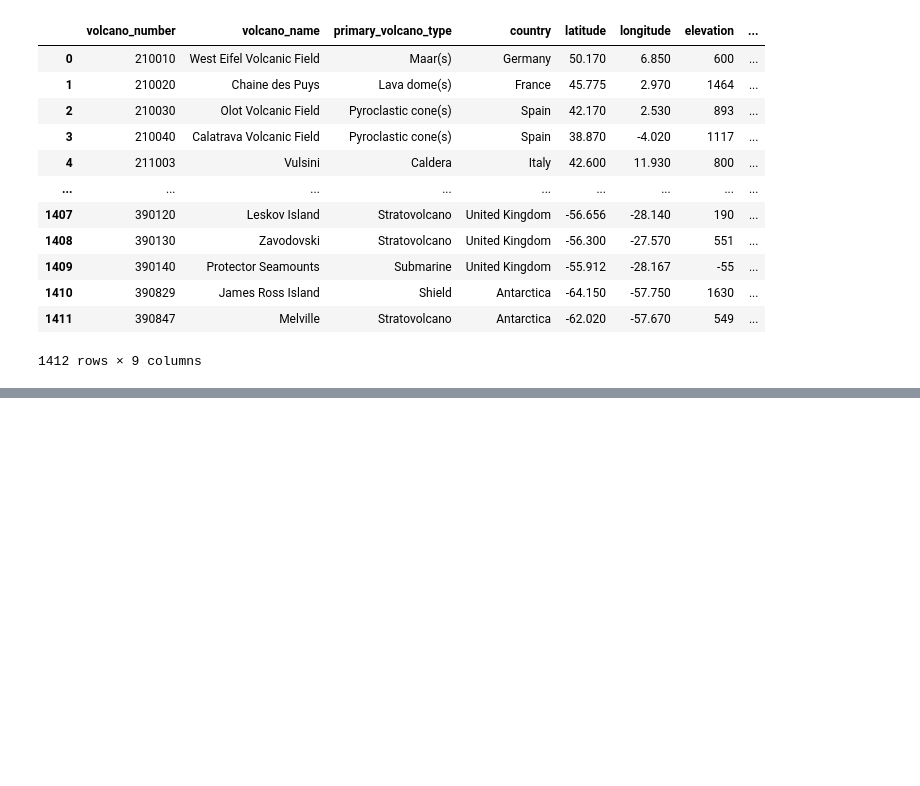
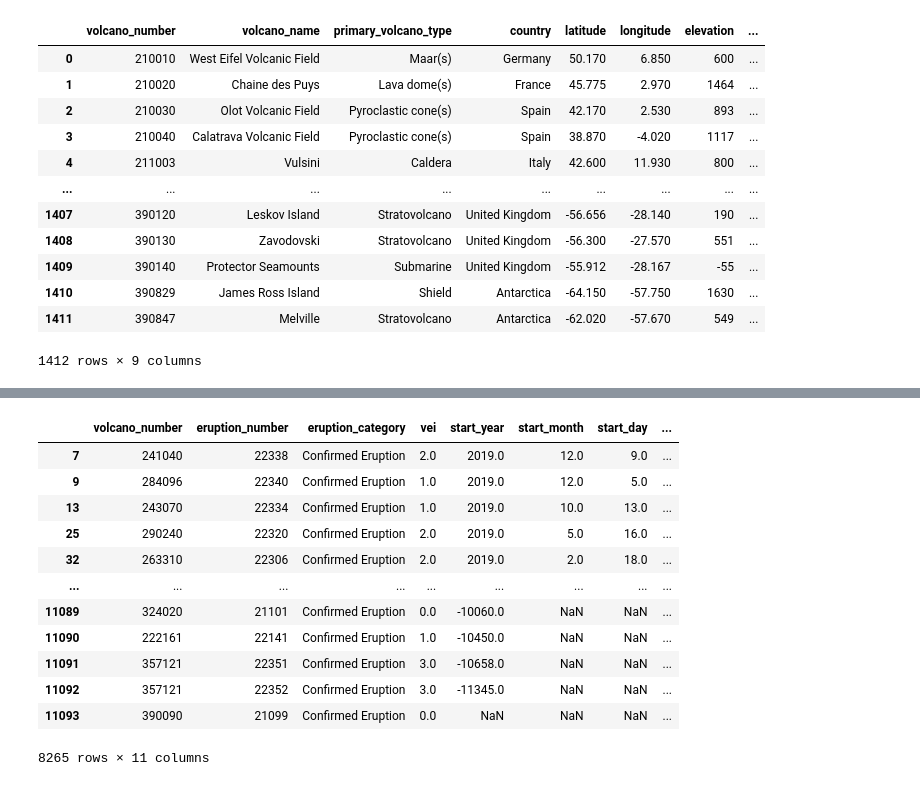
Before and after one commit to Crazyspaceman-hd/Project2_Volcanoes, a Jupyter notebook: data/Database_Construction.ipynb, the cells around one changed output, grey strips where cells are left out. Drawn from its saved outputs; the diff is of its cells as text; code cells hidden in the pictures; blank space fills up the shorter version.

```diff
--- a/data/Database_Construction.ipynb
+++ b/data/Database_Construction.ipynb
@@ -97,3 +167,20 @@ vol_data
+# %%
+e_vei = eruption_data.dropna(subset=['vei'])
+e_vei
+# %% [output]
+|  | volcano_number | eruption_number | eruption_category | vei | start_year | start_month | start_day | ... |
+| 7 | 241040 | 22338 | Confirmed Eruption | 2.0 | 2019.0 | 12.0 | 9.0 | ... |
+| 9 | 284096 | 22340 | Confirmed Eruption | 1.0 | 2019.0 | 12.0 | 5.0 | ... |
+| 13 | 243070 | 22334 | Confirmed Eruption | 1.0 | 2019.0 | 10.0 | 13.0 | ... |
+| 25 | 290240 | 22320 | Confirmed Eruption | 2.0 | 2019.0 | 5.0 | 16.0 | ... |
+| 32 | 263310 | 22306 | Confirmed Eruption | 2.0 | 2019.0 | 2.0 | 18.0 | ... |
+| ... | ... | ... | ... | ... | ... | ... | ... | ... |
+| 11089 | 324020 | 21101 | Confirmed Eruption | 0.0 | -10060.0 | NaN | NaN | ... |
+| 11090 | 222161 | 22141 | Confirmed Eruption | 1.0 | -10450.0 | NaN | NaN | ... |
+| 11091 | 357121 | 22351 | Confirmed Eruption | 3.0 | -10658.0 | NaN | NaN | ... |
+| 11092 | 357121 | 22352 | Confirmed Eruption | 3.0 | -11345.0 | NaN | NaN | ... |
+| 11093 | 390090 | 21099 | Confirmed Eruption | 0.0 | NaN | NaN | NaN | ... |
+8265 rows × 11 columns
 # %%
 df=vol_data[vol_data['volcano_number'] == x]
 # %%
```
Also changed, not shown: parts of 7 cells of this notebook.
